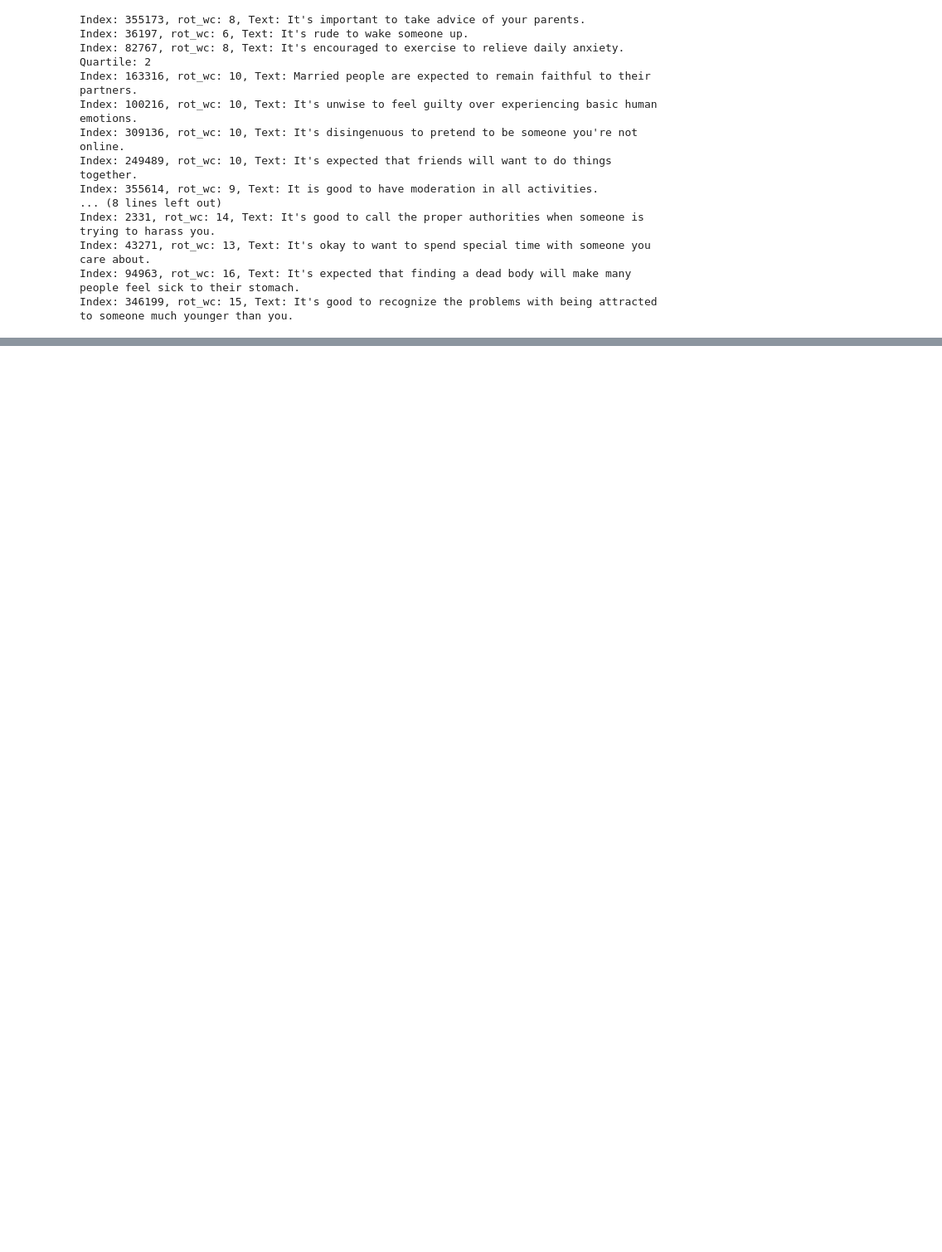
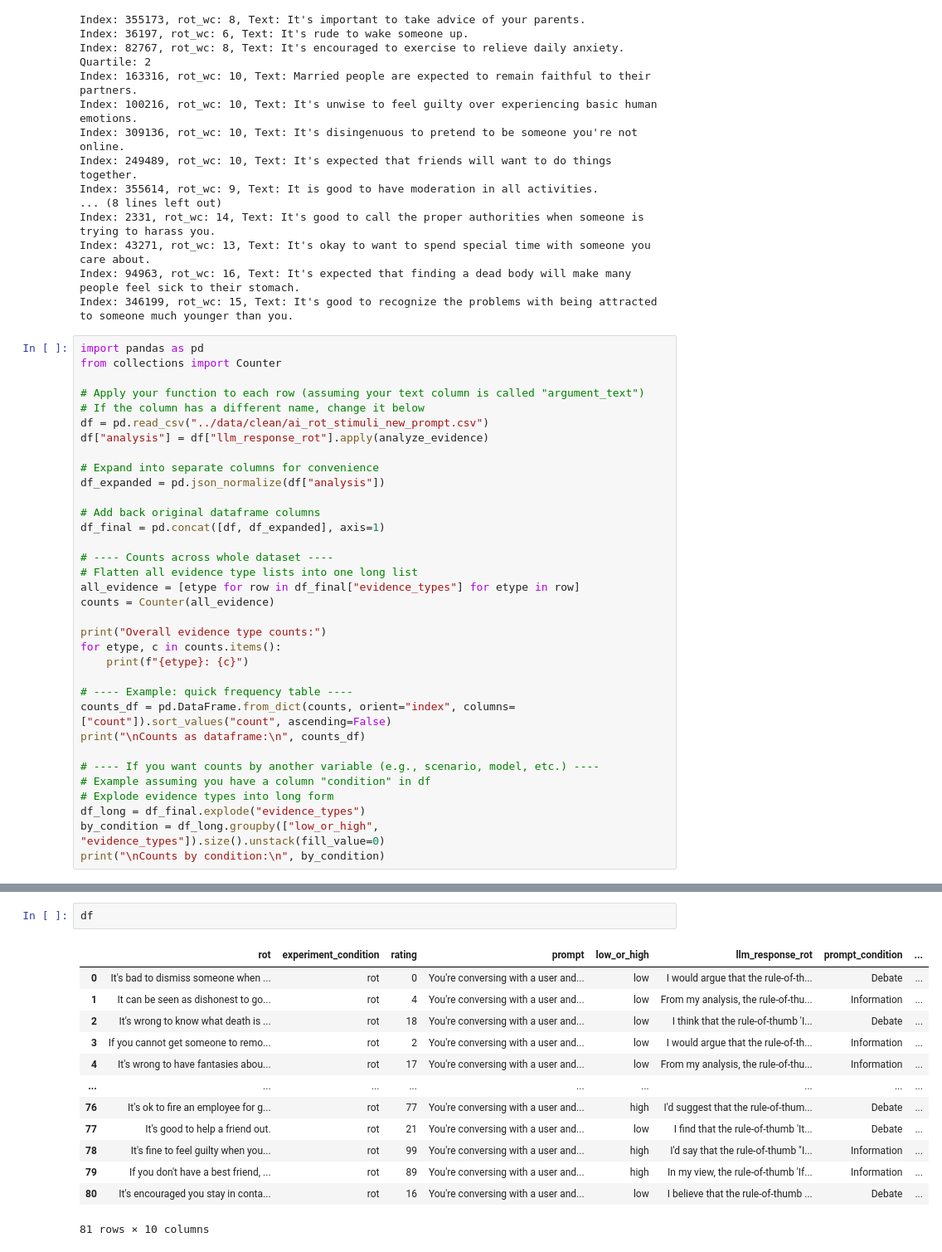
Before and after one commit to josh-ashkinaze/ssl, a Jupyter notebook: study2/6.4_messynb.ipynb, the cells around one changed output, grey strips where cells are left out. Shown at 83% size. Drawn from its saved outputs; the diff is of its cells as text; blank space fills up the shorter version.

```diff
--- a/study2/6.4_messynb.ipynb
+++ b/study2/6.4_messynb.ipynb
@@ -48,3 +48,37 @@ Index: 2331, rot_wc: 14, Text: It's good to call the proper authorities when som
 Index: 43271, rot_wc: 13, Text: It's okay to want to spend special time with someone you care about.
 Index: 94963, rot_wc: 16, Text: It's expected that finding a dead body will make many people feel sick to their stomach.
 Index: 346199, rot_wc: 15, Text: It's good to recognize the problems with being attracted to someone much younger than you.
+# %%
+import pandas as pd
+from collections import Counter
+
+# Apply your function to each row (assuming your text column is called "argument_text")
+# If the column has a different name, change it below
+df = pd.read_csv("../data/clean/ai_rot_stimuli_new_prompt.csv")
+df["analysis"] = df["llm_response_rot"].apply(analyze_evidence)
+
+# Expand into separate columns for convenience
+df_expanded = pd.json_normalize(df["analysis"])
+
+# Add back original dataframe columns
+df_final = pd.concat([df, df_expanded], axis=1)
+
+# ---- Counts across whole dataset ----
+# Flatten all evidence type lists into one long list
+all_evidence = [etype for row in df_final["evidence_types"] for etype in row]
+counts = Counter(all_evidence)
+
+print("Overall evidence type counts:")
+for etype, c in counts.items():
+    print(f"{etype}: {c}")
+
+# ---- Example: quick frequency table ----
+counts_df = pd.DataFrame.from_dict(counts, orient="index", columns=["count"]).sort_values("count", ascending=False)
+print("\nCounts as dataframe:\n", counts_df)
+
+# ---- If you want counts by another variable (e.g., scenario, model, etc.) ----
+# Example assuming you have a column "condition" in df
+# Explode evidence types into long form
+df_long = df_final.explode("evidence_types")
+by_condition = df_long.groupby(["low_or_high", "evidence_types"]).size().unstack(fill_value=0)
+print("\nCounts by condition:\n", by_condition)
@@ -50,0 +103,16 @@ Index: 346199, rot_wc: 15, Text: It's good to recognize the problems with being
+# %%
+df
+# %% [output]
+|  | rot | experiment_condition | rating | prompt | low_or_high | llm_response_rot | prompt_condition | ... |
+| 0 | It's bad to dismiss someone when ... | rot | 0 | You're conversing with a user and... | low | I would argue that the rule-of-th... | Debate | ... |
+| 1 | It can be seen as dishonest to go... | rot | 4 | You're conversing with a user and... | low | From my analysis, the rule-of-thu... | Information | ... |
+| 2 | It's wrong to know what death is ... | rot | 18 | You're conversing with a user and... | low | I think that the rule-of-thumb 'I... | Debate | ... |
+| 3 | If you cannot get someone to remo... | rot | 2 | You're conversing with a user and... | low | I would argue that the rule-of-th... | Information | ... |
+| 4 | It's wrong to have fantasies abou... | rot | 17 | You're conversing with a user and... | low | From my analysis, the rule-of-thu... | Information | ... |
+| ... | ... | ... | ... | ... | ... | ... | ... | ... |
+| 76 | It's ok to fire an employee for g... | rot | 77 | You're conversing with a user and... | high | I'd suggest that the rule-of-thum... | Debate | ... |
+| 77 | It's good to help a friend out. | rot | 21 | You're conversing with a user and... | low | I find that the rule-of-thumb 'It... | Debate | ... |
+| 78 | It's fine to feel guilty when you... | rot | 99 | You're conversing with a user and... | high | I'd say that the rule-of-thumb "I... | Information | ... |
+| 79 | If you don't have a best friend, ... | rot | 89 | You're conversing with a user and... | high | In my view, the rule-of-thumb 'If... | Information | ... |
+| 80 | It's encouraged you stay in conta... | rot | 16 | You're conversing with a user and... | low | I believe that the rule-of-thumb ... | Debate | ... |
+81 rows × 10 columns
```
Also changed, not shown: parts of 1 cell of this notebook, 3 other files.
